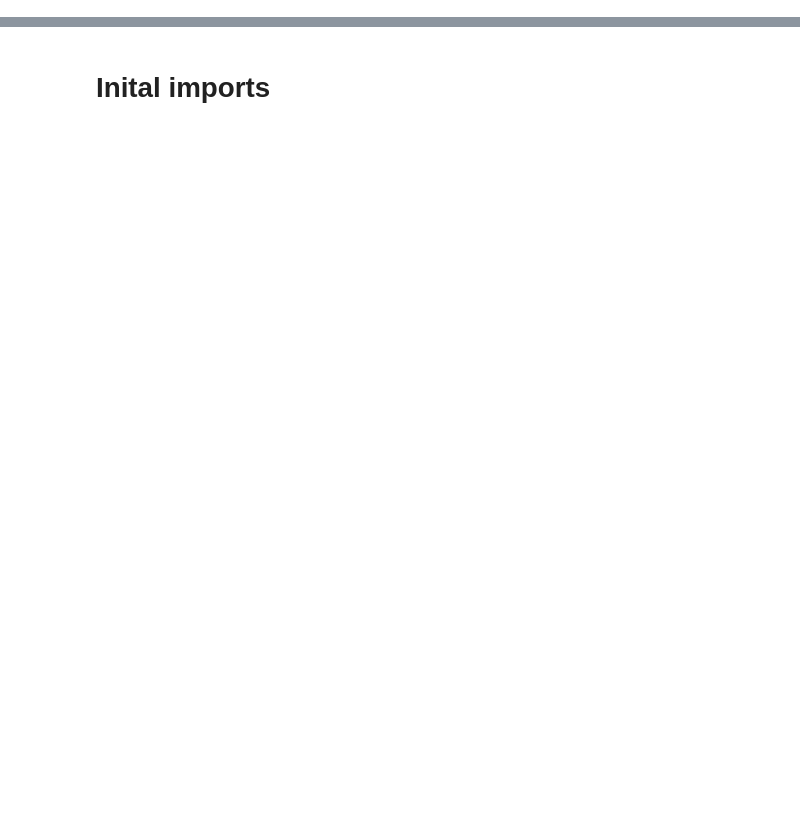
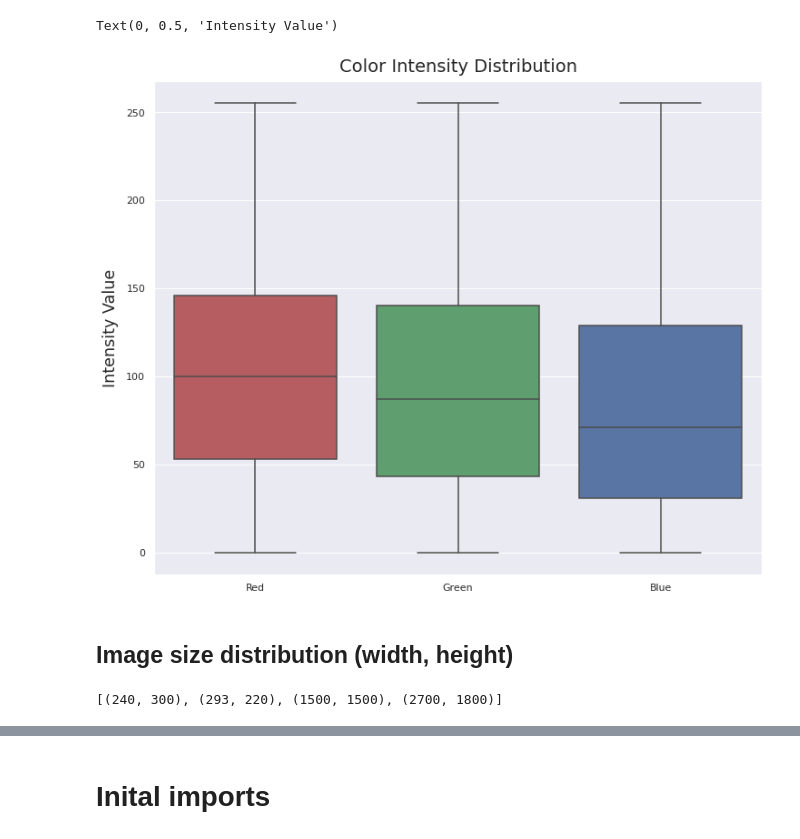
Before and after one commit to GL7526/ObjectDetection1, a Jupyter notebook: improve_attempt.ipynb, the cells around one changed output, grey strips where cells are left out. Drawn from its saved outputs; the diff is of its cells as text; code cells hidden in the pictures; blank space fills up the shorter version.

```diff
--- a/improve_attempt.ipynb
+++ b/improve_attempt.ipynb
@@ -0,0 +36,20 @@
+# %%
+for i in data:
+  width, height, channels = i.shape # data[0] is one image: width, height, channels
+  for j in range(width):
+    for k in range(height):
+      # B_list.append(i[j][k][0])
+      G_list.append(i[j][k][1])
+      # R_list.append(i[j][k][2])
+# %%
+G_list = np.array(G_list)
+# %%
+for i in data:
+  width, height, channels = i.shape # data[0] is one image: width, height, channels
+  for j in range(width):
+    for k in range(height):
+      # B_list.append(i[j][k][0])
+      # G_list.append(i[j][k][1])
+      R_list.append(i[j][k][2])
+# %%
+R_list = np.array(R_list)
@@ -0,0 +58,14 @@
+# %%
+sns.set(rc = {'figure.figsize':(12,10)})
+
+boxplot = sns.boxplot(x=['Red', 'Green', 'Blue'], y=[R_list, G_list, B_list], palette = ['r', 'g', 'b']) #showfliers = False)
+
+# boxplot.set_xticklabels(boxplot.get_xticklabels(), rotation = 90) # x-tick label info
+boxplot.axes.set_title('Color Intensity Distribution', fontsize = 19.5, pad = 10) # title info
+# boxplot.set_xlabel('Genres', fontsize = 18, labelpad = 10) # xlabel info
+boxplot.set_ylabel('Intensity Value', fontsize = 17.5, labelpad = 8) # ylabel info
+# %% [output]
+Text(0, 0.5, 'Intensity Value')
+[figure, added]
+# %% [markdown]
+## Image size distribution (width, height)
@@ -0,0 +87,4 @@
+# %%
+wh_list[:4]
+# %% [output]
+[(240, 300), (293, 220), (1500, 1500), (2700, 1800)]
```
Also changed, not shown: parts of 67 cells of this notebook.
